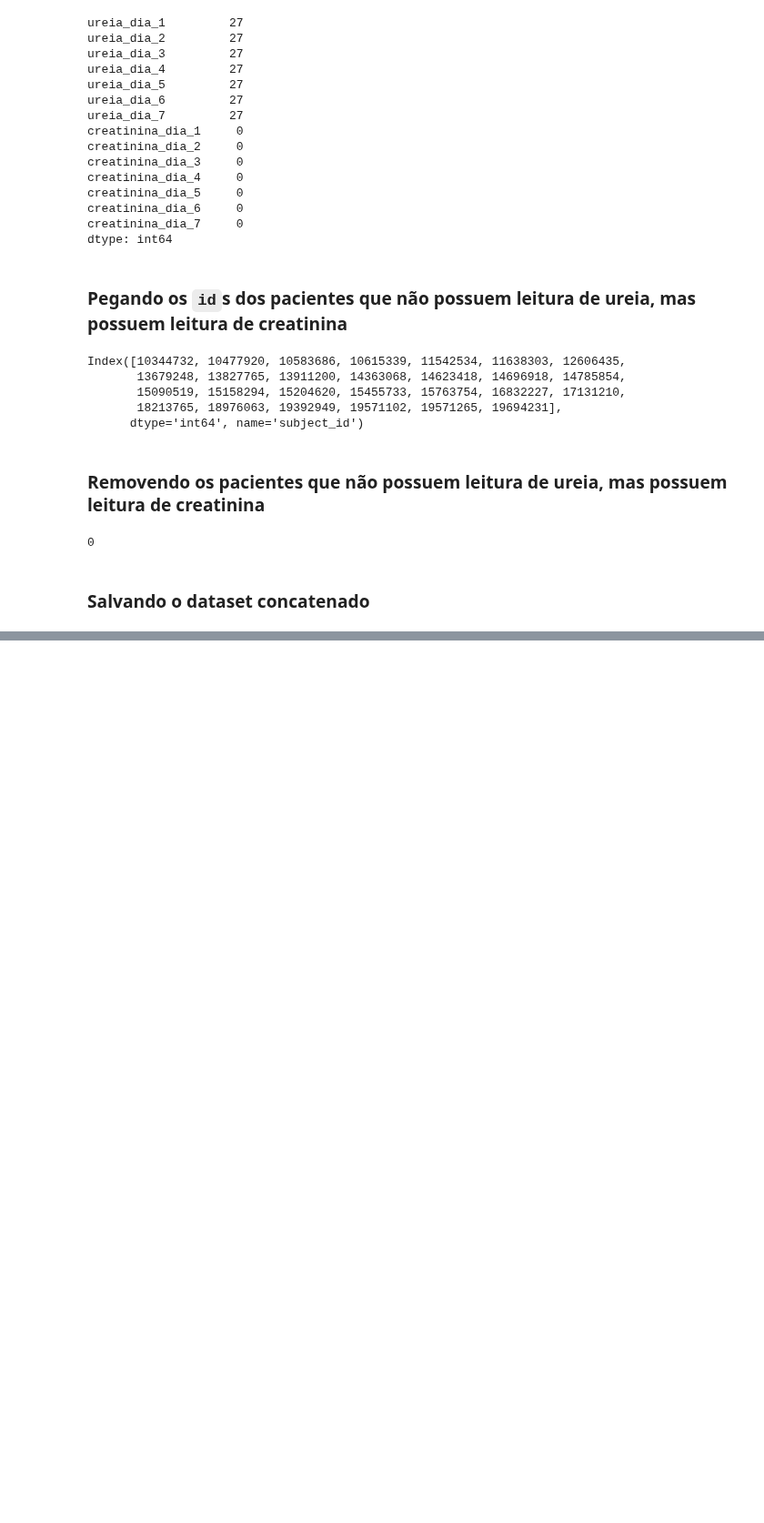
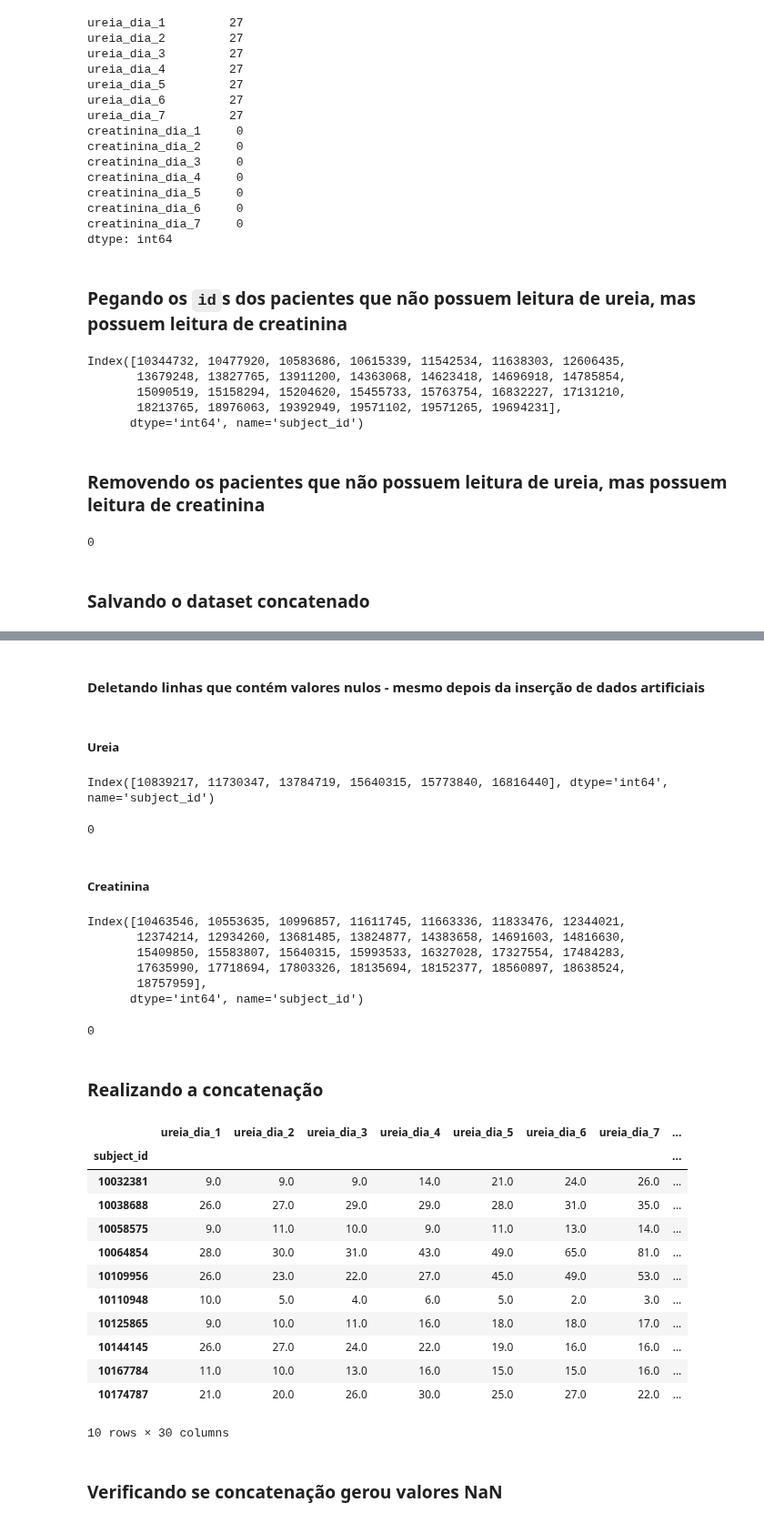
Before and after one commit to igorssant/TCC-Comparacao-de-Modelos-de-ML-nao-Supervisionados, a Jupyter notebook: src/limpeza_e_manutencao.ipynb, the cells around one changed output, grey strips where cells are left out. Shown at 91% size. Cells and saved outputs as stored; diff of their text form; code cells hidden in the pictures; blank space fills up the shorter version.

```diff
--- a/src/limpeza_e_manutencao.ipynb
+++ b/src/limpeza_e_manutencao.ipynb
@@ -432,0 +636,3 @@ df_concatenado.to_csv("../databases/processed/ureia_creatinina_7_dias_concatenad
+# %%
+df_creatinina_15_dias_processed = preencher_valores_faltantes_linha(df_creatinina_15_dias_processed)
+df_creatinina_15_dias_processed.head(10)
@@ -432,0 +671,52 @@ df_concatenado.to_csv("../databases/processed/ureia_creatinina_7_dias_concatenad
+# %% [markdown]
+#### Deletando linhas que contém valores nulos - mesmo depois da inserção de dados artificiais
+# %% [markdown]
+##### Ureia
+# %%
+df_creatinina_15_dias_processed[df_creatinina_15_dias_processed.isna().any(axis = 1)].index
+# %% [output]
+Index([10839217, 11730347, 13784719, 15640315, 15773840, 16816440], dtype='int64', name='subject_id')
+# %%
+df_creatinina_15_dias_processed = df_creatinina_15_dias_processed.dropna(axis = 0)
+df_creatinina_15_dias_processed.isna().sum().sum()
+# %% [output]
+0
+# %% [markdown]
+##### Creatinina
+# %%
+df_creatinina_15_dias_processed[df_creatinina_15_dias_processed.isna().any(axis = 1)].index
+# %% [output]
+Index([10463546, 10553635, 10996857, 11611745, 11663336, 11833476, 12344021,
+       12374214, 12934260, 13681485, 13824877, 14383658, 14691603, 14816630,
+       15409850, 15583807, 15640315, 15993533, 16327028, 17327554, 17484283,
+       17635990, 17718694, 17803326, 18135694, 18152377, 18560897, 18638524,
+       18757959],
+      dtype='int64', name='subject_id')
+# %%
+df_creatinina_15_dias_processed = df_creatinina_15_dias_processed.dropna(axis = 0)
+df_creatinina_15_dias_processed.isna().sum().sum()
+# %% [output]
+0
+# %% [markdown]
+### Realizando a concatenação
+# %%
+df_concatenado = concatenar_dois_datasets_por_paciente(df_esquerda = df_ureia_15_dias_processed,
+                                                       df_direita = df_creatinina_15_dias_processed)
+
+df_concatenado.head(10)
+# %% [output]
+|  | ureia_dia_1 | ureia_dia_2 | ureia_dia_3 | ureia_dia_4 | ureia_dia_5 | ureia_dia_6 | ureia_dia_7 | ... |
+| subject_id |  |  |  |  |  |  |  | ... |
+| 10032381 | 9.0 | 9.0 | 9.0 | 14.0 | 21.0 | 24.0 | 26.0 | ... |
+| 10038688 | 26.0 | 27.0 | 29.0 | 29.0 | 28.0 | 31.0 | 35.0 | ... |
+| 10058575 | 9.0 | 11.0 | 10.0 | 9.0 | 11.0 | 13.0 | 14.0 | ... |
+| 10064854 | 28.0 | 30.0 | 31.0 | 43.0 | 49.0 | 65.0 | 81.0 | ... |
+| 10109956 | 26.0 | 23.0 | 22.0 | 27.0 | 45.0 | 49.0 | 53.0 | ... |
+| 10110948 | 10.0 | 5.0 | 4.0 | 6.0 | 5.0 | 2.0 | 3.0 | ... |
+| 10125865 | 9.0 | 10.0 | 11.0 | 16.0 | 18.0 | 18.0 | 17.0 | ... |
+| 10144145 | 26.0 | 27.0 | 24.0 | 22.0 | 19.0 | 16.0 | 16.0 | ... |
+| 10167784 | 11.0 | 10.0 | 13.0 | 16.0 | 15.0 | 15.0 | 16.0 | ... |
+| 10174787 | 21.0 | 20.0 | 26.0 | 30.0 | 25.0 | 27.0 | 22.0 | ... |
+10 rows × 30 columns
+# %% [markdown]
+### Verificando se concatenação gerou valores NaN
```
Also changed, not shown: parts of 37 cells of this notebook, 6 other files.
